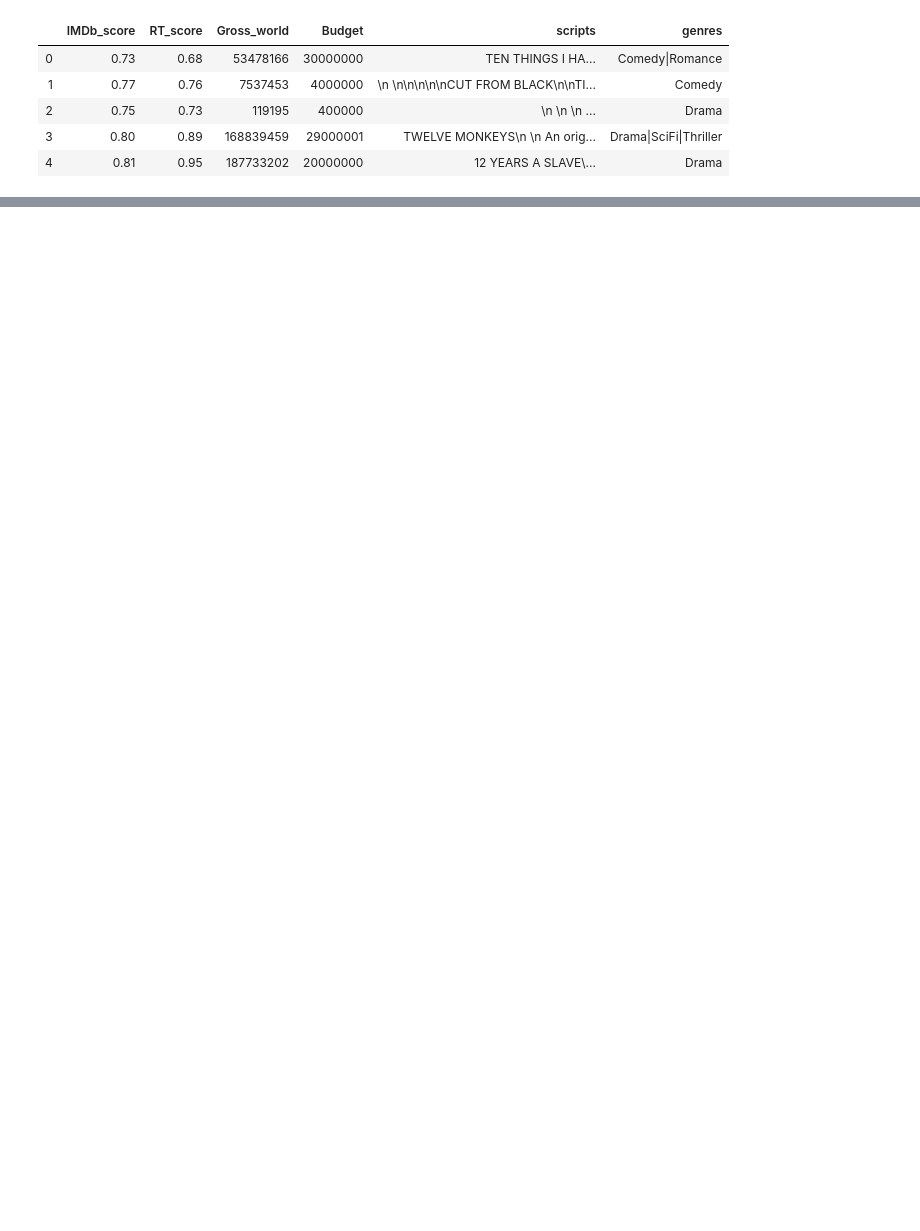
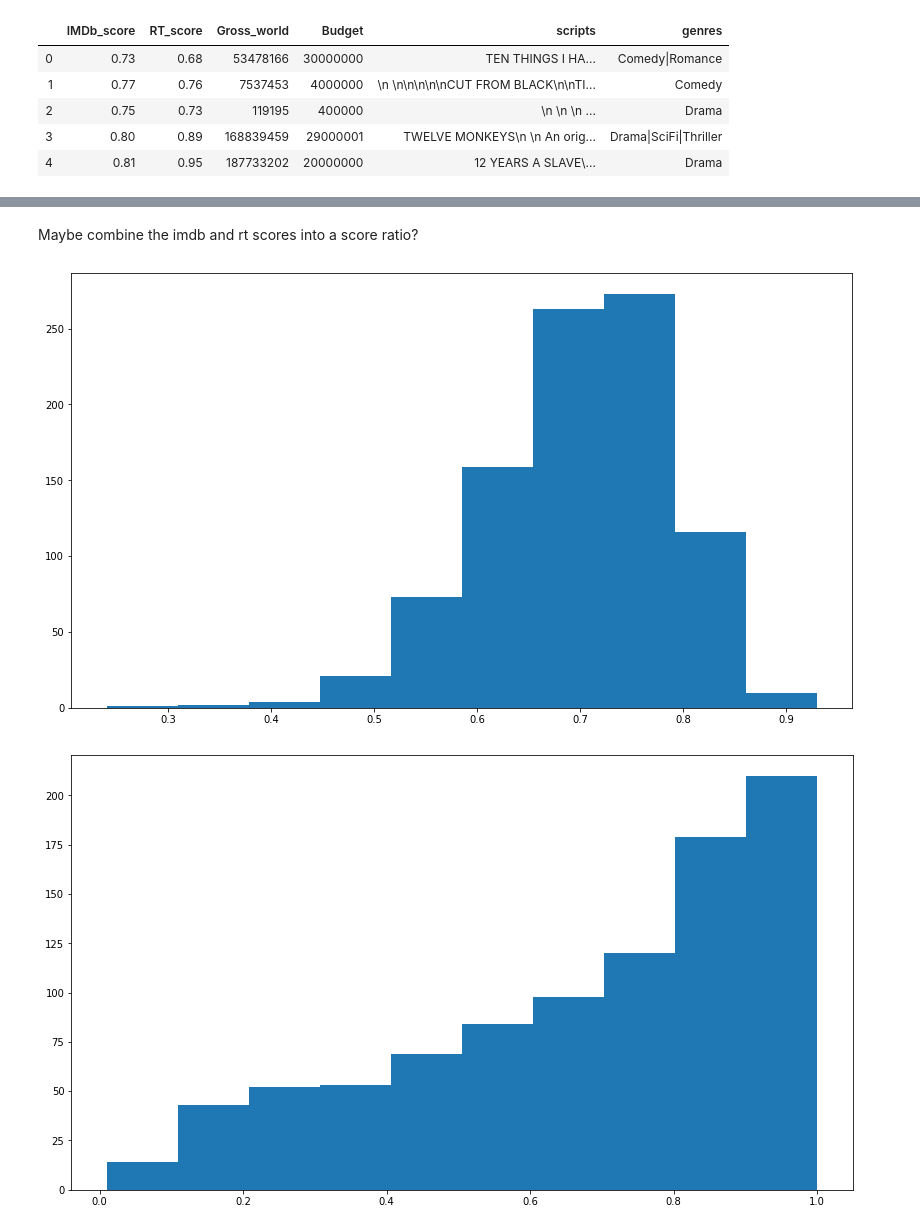
Before and after one commit to lougeo/NLP_Movie_Scripts, a Jupyter notebook: Notebooks/Feature_Engineering.ipynb, the cells around one changed output, grey strips where cells are left out. Cells and saved outputs as stored; diff of their text form; code cells hidden in the pictures; blank space fills up the shorter version.

```diff
--- a/Notebooks/Feature_Engineering.ipynb
+++ b/Notebooks/Feature_Engineering.ipynb
@@ -18,4 +30,7 @@ df.head()
 | 2 | 0.75 | 0.73 | 119195 | 400000 | \n \n \n ... | Drama |
 | 3 | 0.80 | 0.89 | 168839459 | 29000001 | TWELVE MONKEYS\n \n An orig... | Drama|SciFi|Thriller |
 | 4 | 0.81 | 0.95 | 187733202 | 20000000 | 12 YEARS A SLAVE\... | Drama |
+# %%
+X = df.iloc[:, -2:]
+y = df.iloc[:, :4]
 # %% [markdown]
@@ -138,0 +228,2 @@ dtype: int64
+# %%
+y['Per_Profit'] = round((y['Gross_world'] / y['Budget'] * 100), 2)
@@ -138,0 +248,21 @@ dtype: int64
+# %% [markdown]
+Maybe combine the imdb and rt scores into a score ratio?
+# %%
+plt.figure(figsize=(14, 8))
+plt.hist(y.IMDb_score)
+plt.show();
+plt.figure(figsize=(14, 8))
+plt.hist(y.RT_score)
+plt.show();
+plt.figure(figsize=(14, 8))
+plt.hist(y.Budget, bins=50)
+plt.show();
+plt.figure(figsize=(14, 8))
+plt.hist(y.Gross_world, bins=50)
+plt.show();
+plt.figure(figsize=(14, 8))
+plt.hist(y.Per_Profit, bins=50)
+plt.show();
+# %% [output]
+[figure, added]
+[figure, added]
```
Also changed, not shown: parts of 80 cells of this notebook, 3 other files.
